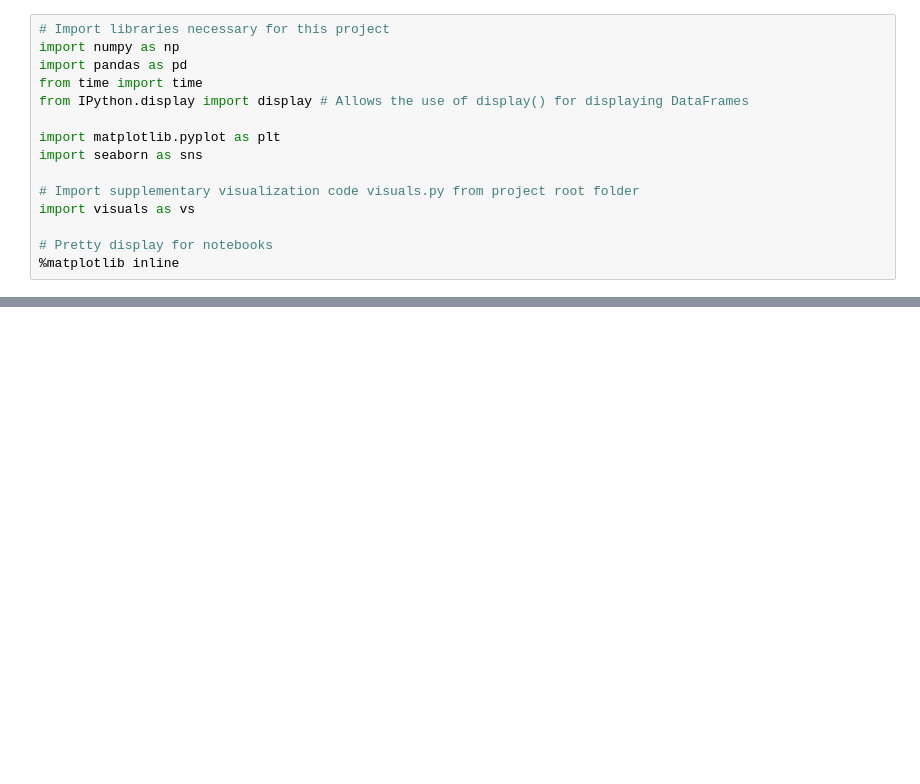
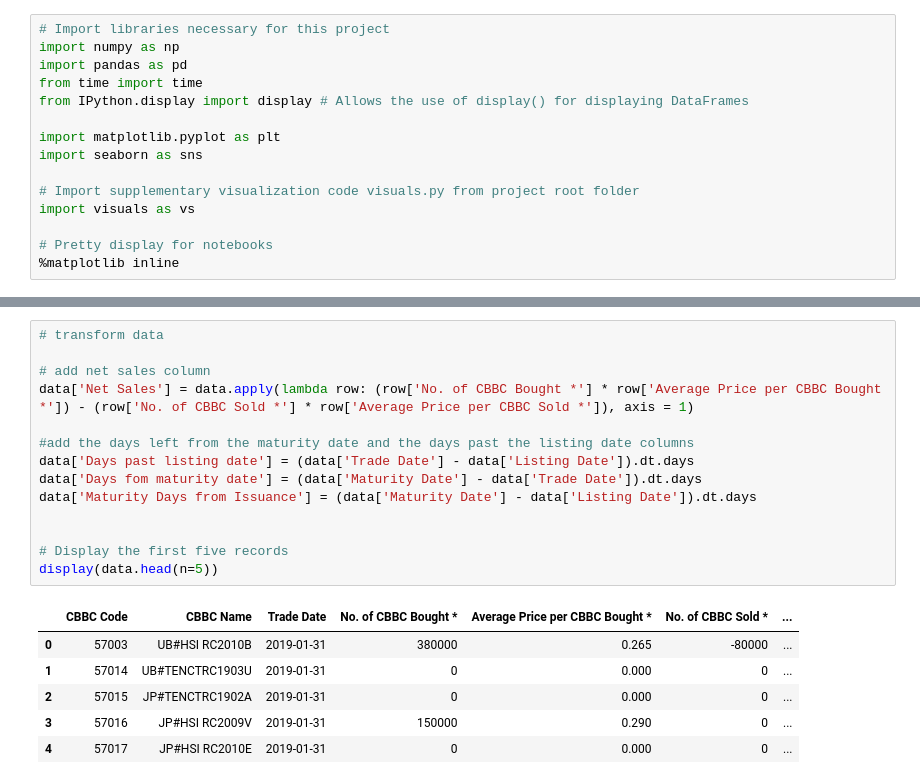
Before and after one commit to Nikhil29/Hackathon, a Jupyter notebook: dataAnalysis.ipynb, the cells around one changed output, grey strips where cells are left out. Saved outputs shown, nothing was run; the diff lists cells and outputs as text; blank space fills up the shorter version.

```diff
--- a/dataAnalysis.ipynb
+++ b/dataAnalysis.ipynb
@@ -88,0 +86,21 @@ heatmap = sns.heatmap(correlation, annot=True, linewidths=0, vmin=-1, cmap="RdBu
+# %%
+# transform data
+
+# add net sales column
+data['Net Sales'] = data.apply(lambda row: (row['No. of CBBC Bought *'] * row['Average Price per CBBC Bought *']) - (row['No. of CBBC Sold *'] * row['Average Price per CBBC Sold *']), axis = 1)
+
+#add the days left from the maturity date and the days past the listing date columns
+data['Days past listing date'] = (data['Trade Date'] - data['Listing Date']).dt.days
+data['Days fom maturity date'] = (data['Maturity Date'] - data['Trade Date']).dt.days
+data['Maturity Days from Issuance'] = (data['Maturity Date'] - data['Listing Date']).dt.days
+
+
+# Display the first five records
+display(data.head(n=5))
+# %% [output]
+|  | CBBC Code | CBBC Name | Trade Date | No. of CBBC Bought * | Average Price per CBBC Bought * | No. of CBBC Sold * | ... |
+| 0 | 57003 | UB#HSI RC2010B | 2019-01-31 | 380000 | 0.265 | -80000 | ... |
+| 1 | 57014 | UB#TENCTRC1903U | 2019-01-31 | 0 | 0.000 | 0 | ... |
+| 2 | 57015 | JP#TENCTRC1902A | 2019-01-31 | 0 | 0.000 | 0 | ... |
+| 3 | 57016 | JP#HSI RC2009V | 2019-01-31 | 150000 | 0.290 | 0 | ... |
+| 4 | 57017 | JP#HSI RC2010E | 2019-01-31 | 0 | 0.000 | 0 | ... |
```
Also changed, not shown: parts of 9 cells of this notebook.
